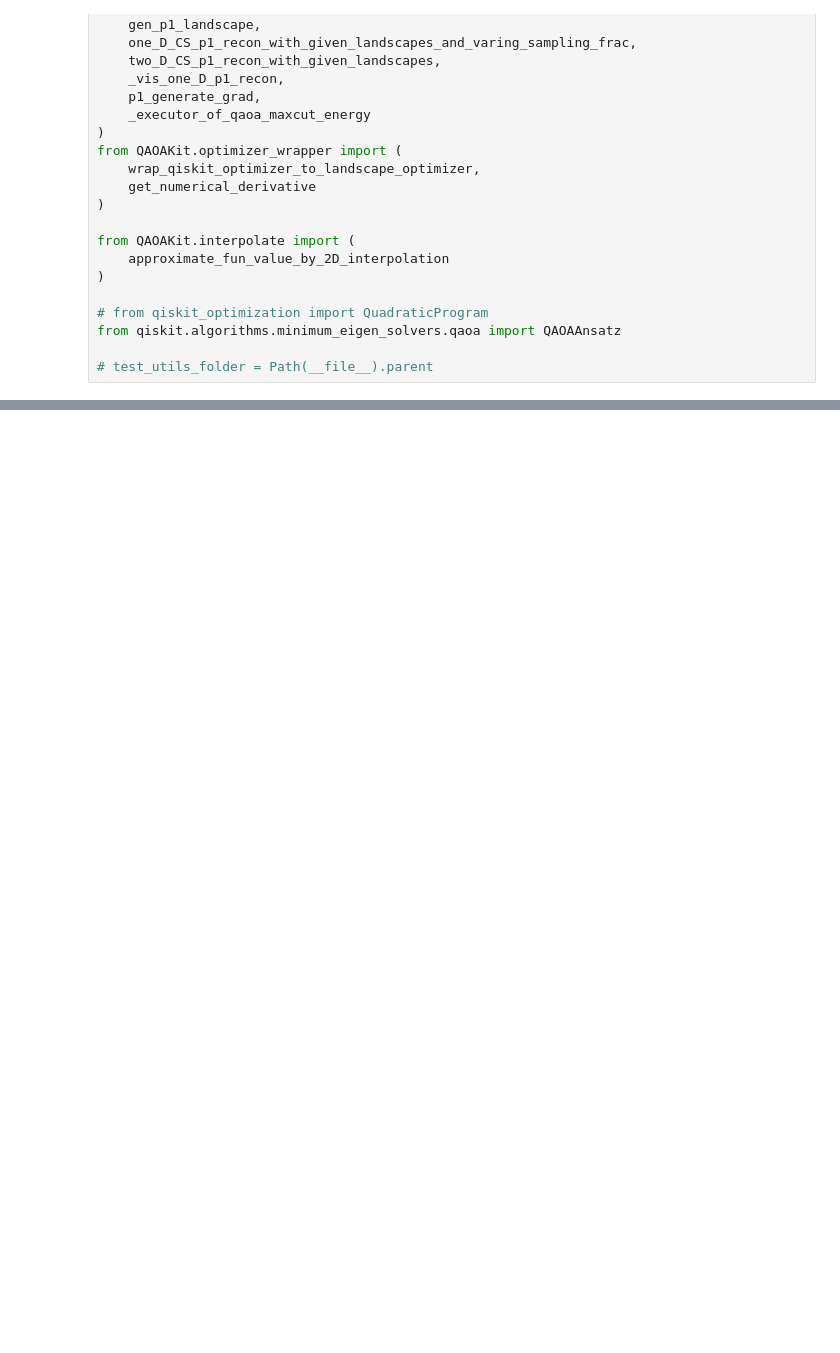
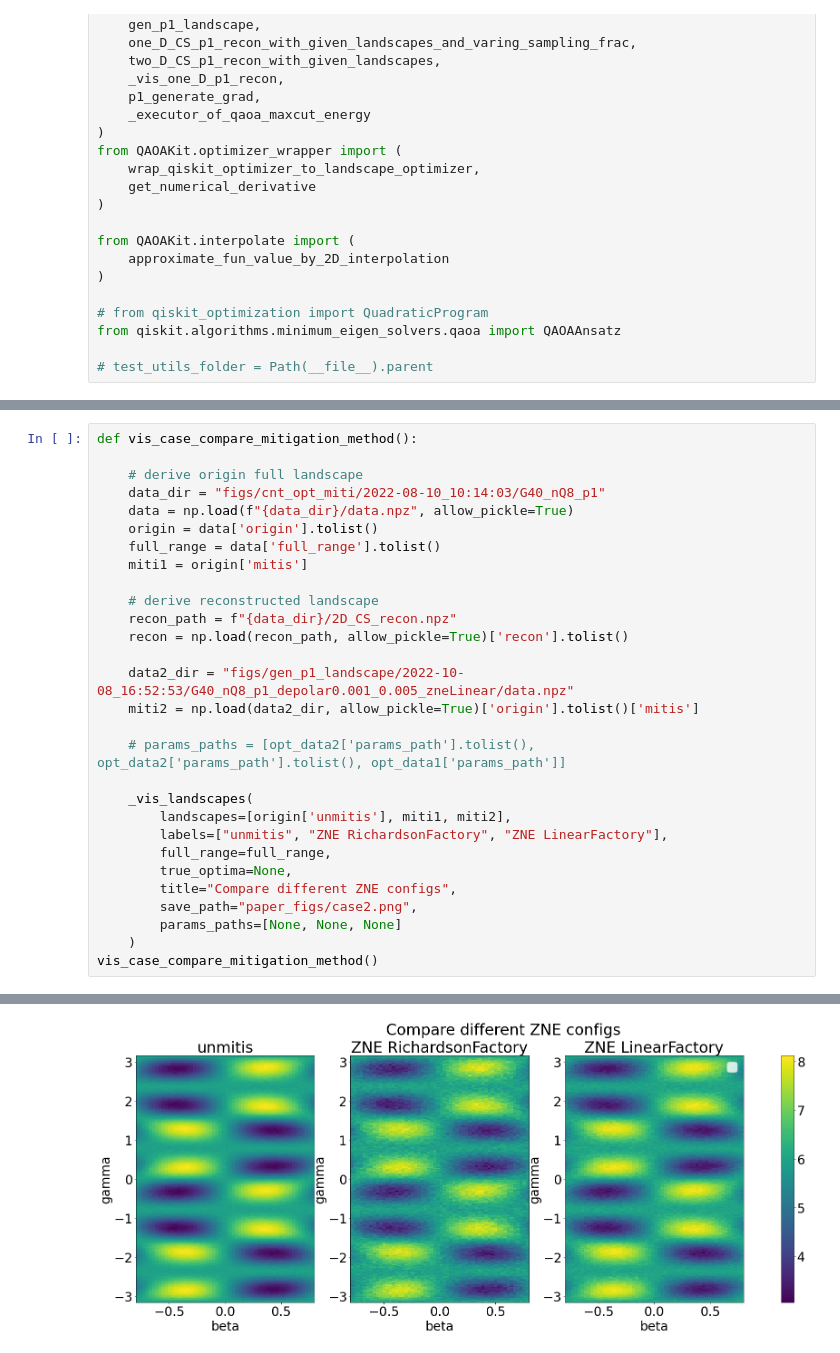
Before and after one commit to kunliu7/oscar, a Jupyter notebook: vis_figures_in_paper.ipynb, the cells around one changed output, grey strips where cells are left out. Cells and saved outputs as stored; diff of their text form; blank space fills up the shorter version.

Commit message:
feat: vis use case 4

```diff
--- a/vis_figures_in_paper.ipynb
+++ b/vis_figures_in_paper.ipynb
@@ -285,0 +286,30 @@ vis_case2()
+# %%
+def vis_case_compare_mitigation_method():
+
+    # derive origin full landscape
+    data_dir = "figs/cnt_opt_miti/2022-08-10_10:14:03/G40_nQ8_p1"
+    data = np.load(f"{data_dir}/data.npz", allow_pickle=True)
+    origin = data['origin'].tolist()
+    full_range = data['full_range'].tolist()
+    miti1 = origin['mitis']
+
+    # derive reconstructed landscape
+    recon_path = f"{data_dir}/2D_CS_recon.npz"
+    recon = np.load(recon_path, allow_pickle=True)['recon'].tolist()
+
+    data2_dir = "figs/gen_p1_landscape/2022-10-08_16:52:53/G40_nQ8_p1_depolar0.001_0.005_zneLinear/data.npz"
+    miti2 = np.load(data2_dir, allow_pickle=True)['origin'].tolist()['mitis']
+
+    # params_paths = [opt_data2['params_path'].tolist(), opt_data2['params_path'].tolist(), opt_data1['params_path']]
+
+    _vis_landscapes(
+        landscapes=[origin['unmitis'], miti1, miti2],
+        labels=["unmitis", "ZNE RichardsonFactory", "ZNE LinearFactory"],
+        full_range=full_range,
+        true_optima=None,
+        title="Compare different ZNE configs",
+        save_path="paper_figs/case2.png",
+        params_paths=[None, None, None]
+    )
+vis_case_compare_mitigation_method()
+# %% [output]
@@ -285,0 +317 @@ vis_case2()
+[figure, added]
```
Also changed, not shown: parts of 7 cells of this notebook.
